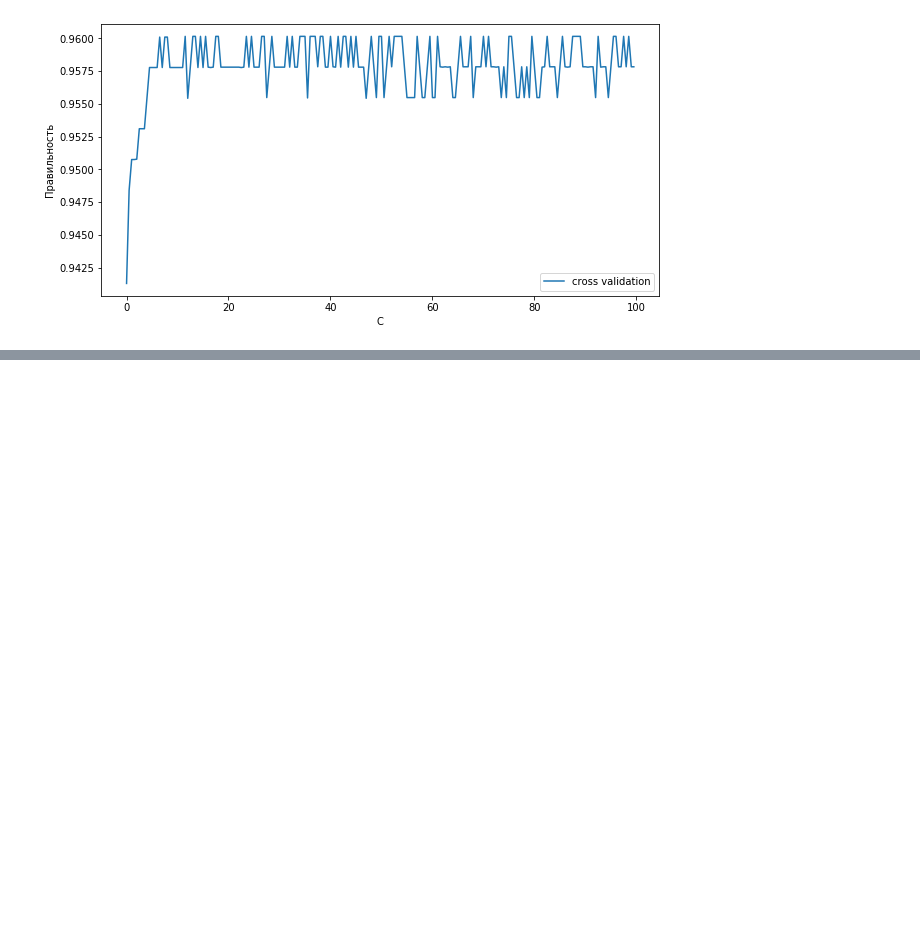
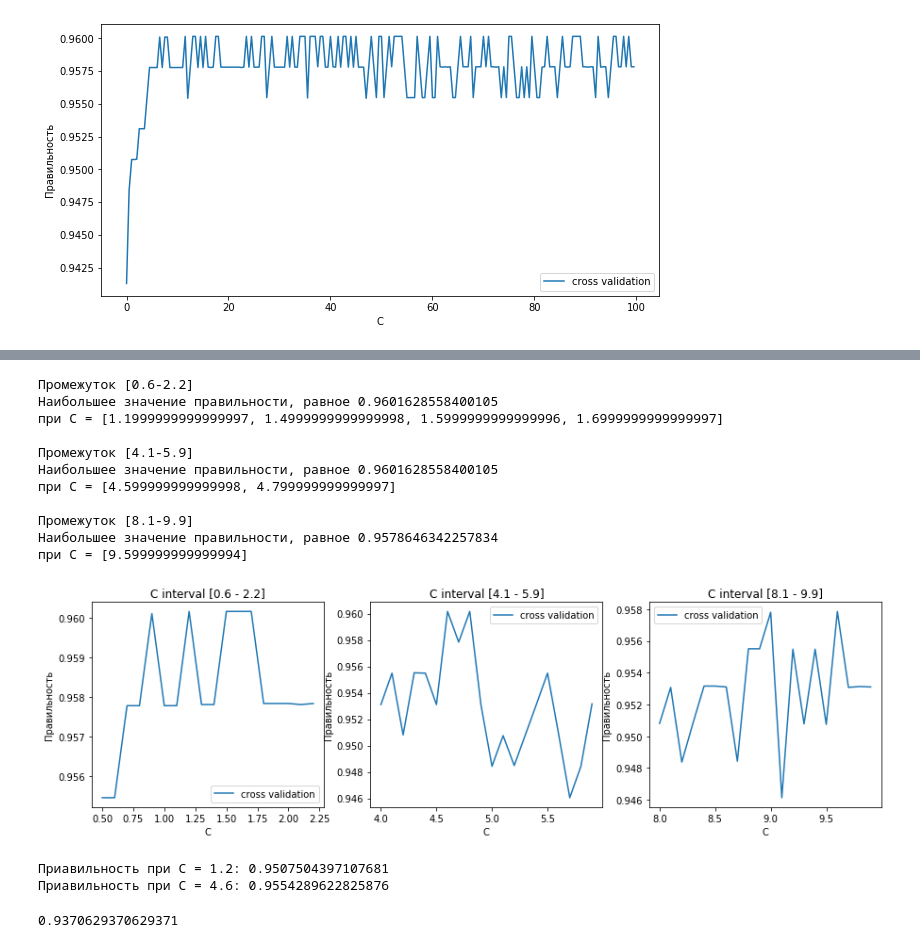
Before and after one commit to KarrieH/Breast_Can-er_training_ScikitLearn, a Jupyter notebook: log_reg_CancerData.ipynb, the cells around one changed output, grey strips where cells are left out. Drawn from its saved outputs; the diff is of its cells as text; code cells hidden in the pictures; blank space fills up the shorter version.

```diff
--- a/log_reg_CancerData.ipynb
+++ b/log_reg_CancerData.ipynb
@@ -53,0 +81,69 @@ rcParams['figure.figsize'] = 5, 5
+# %%
+# Рассмотрим 3 участка
+
+fig, axes = plt.subplots(1, 3, figsize=(15, 4)) # задаем сетку для графиков
+
+sector_1 = np.arange(0.5,2.3,0.1, dtype=float) # задаем участки
+sector_2 = np.arange(4,6,0.1, dtype=float)
+sector_3 = np.arange(8, 10, 0.1, dtype=float)
+
+
+for sector,ax in zip([sector_1,sector_2,sector_3], axes):
+    param = []
+    for point in sector:
+        param.append(10**point)
+        scores = []
+        for c in param:
+            log_reg = LogisticRegression(C = c)
+            scor = cross_val_score(log_reg, X_trainval, y_trainval, cv = 5)
+            scores.append(np.mean(scor))
+    ax.set_title("C interval [{} - {}]".format(sector[1],round(sector[-1],1)))
+    ax.plot(np.log10(param), scores,label = 'cross validation')
+    ax.set_ylabel("Правильность")
+    ax.set_xlabel("C")
+    ax.legend()
+    ax.plot()
+
+    max_score = 0                        # определяем максимальное значение правильности на заданном интервале
+    for item in scores:
+        if item > max_score:
+            max_score = item
+
+    max_C = []                           # при каком значении С достигается max значение
+    for k in range(len(scores)):
+        if scores[k] == max_score:
+            max_C.append(np.log10(param)[k])
+
+    print ('Промежуток [{}-{}]'.format(sector[1],round(sector[-1],1)))
+    print('Наибольшее значение правильности, равное {}'.format(max_score))
+    print('при С = {}\n'.format(max_C))
+
+    #rcParams['figure.figsize'] = 20, 15
+# %% [output]
+Промежуток [0.6-2.2]
+Наибольшее значение правильности, равное 0.9601628558400105
+при С = [1.1999999999999997, 1.4999999999999998, 1.5999999999999996, 1.6999999999999997]
+
+Промежуток [4.1-5.9]
+Наибольшее значение правильности, равное 0.9601628558400105
+при С = [4.599999999999998, 4.799999999999997]
+
+Промежуток [8.1-9.9]
+Наибольшее значение правильности, равное 0.9578646342257834
+при С = [9.599999999999994]
+[figure, added]
+# %%
+# sector_1 max C = 1.2
+# sector_2 max C = 4.6
+# сравним
+
+log_reg = LogisticRegression(C = 1.2)
+scor = cross_val_score(log_reg, X_trainval, y_trainval, cv = 5)
+print('Приавильность при С = 1.2: {}'.format(np.mean(scor)))
+
+log_reg = LogisticRegression(C = 4.6)
+scor = cross_val_score(log_reg, X_trainval, y_trainval, cv = 5)
+print('Приавильность при С = 4.6: {}'.format(np.mean(scor)))
+# %% [output]
+Приавильность при С = 1.2: 0.9507504397107681
+Приавильность при С = 4.6: 0.9554289622825876
@@ -53,0 +154,4 @@ rcParams['figure.figsize'] = 5, 5
+# %%
+test_score_4_6
+# %% [output]
+0.9370629370629371
```
Also changed, not shown: parts of 44 cells of this notebook.
